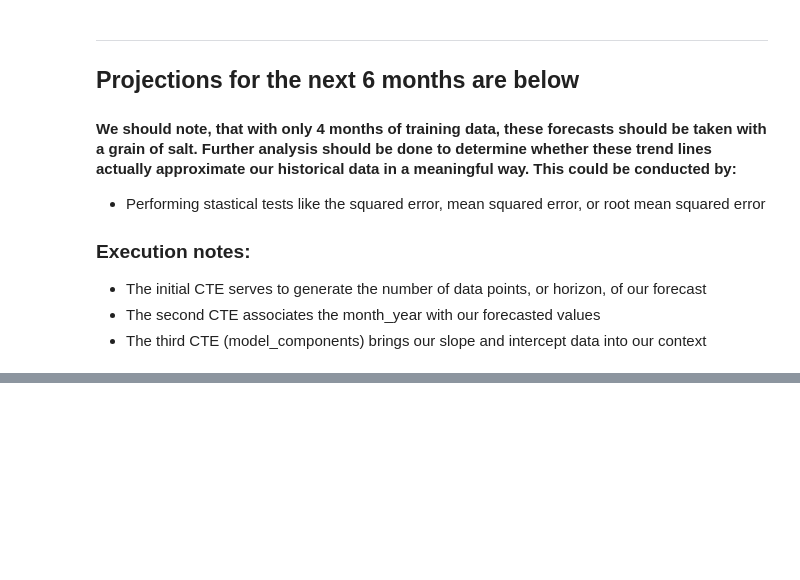
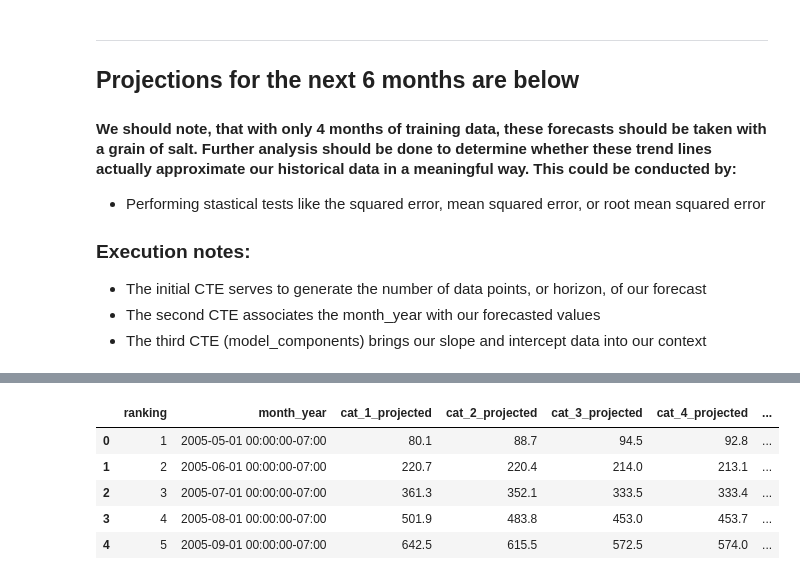
Before and after one commit to digital-tyler/diy_database, a Jupyter notebook: database_sample_data.ipynb, the cells around one changed output, grey strips where cells are left out. Saved outputs shown, nothing was run; the diff lists cells and outputs as text; code cells hidden in the pictures; blank space fills up the shorter version.

```diff
--- a/database_sample_data.ipynb
+++ b/database_sample_data.ipynb
@@ -692,0 +873,13 @@ from forecast_range_readable frr
+# %%
+connection = 'postgresql://postgres:W4ac8s-Dkpth@localhost:5432/dvdrental'
+
+dataframe = pd.read_sql(sql_query, con = connection)
+
+dataframe.head()
+# %% [output]
+|  | ranking | month_year | cat_1_projected | cat_2_projected | cat_3_projected | cat_4_projected | ... |
+| 0 | 1 | 2005-05-01 00:00:00-07:00 | 80.1 | 88.7 | 94.5 | 92.8 | ... |
+| 1 | 2 | 2005-06-01 00:00:00-07:00 | 220.7 | 220.4 | 214.0 | 213.1 | ... |
+| 2 | 3 | 2005-07-01 00:00:00-07:00 | 361.3 | 352.1 | 333.5 | 333.4 | ... |
+| 3 | 4 | 2005-08-01 00:00:00-07:00 | 501.9 | 483.8 | 453.0 | 453.7 | ... |
+| 4 | 5 | 2005-09-01 00:00:00-07:00 | 642.5 | 615.5 | 572.5 | 574.0 | ... |
```
Also changed, not shown: parts of 7 cells of this notebook.
